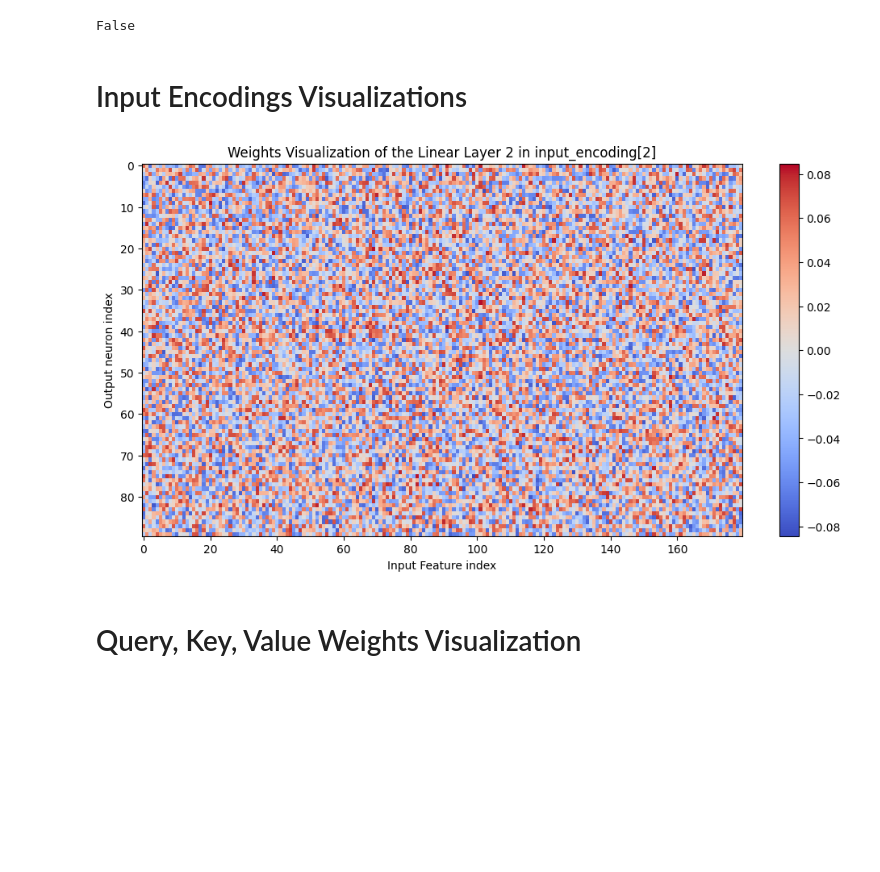
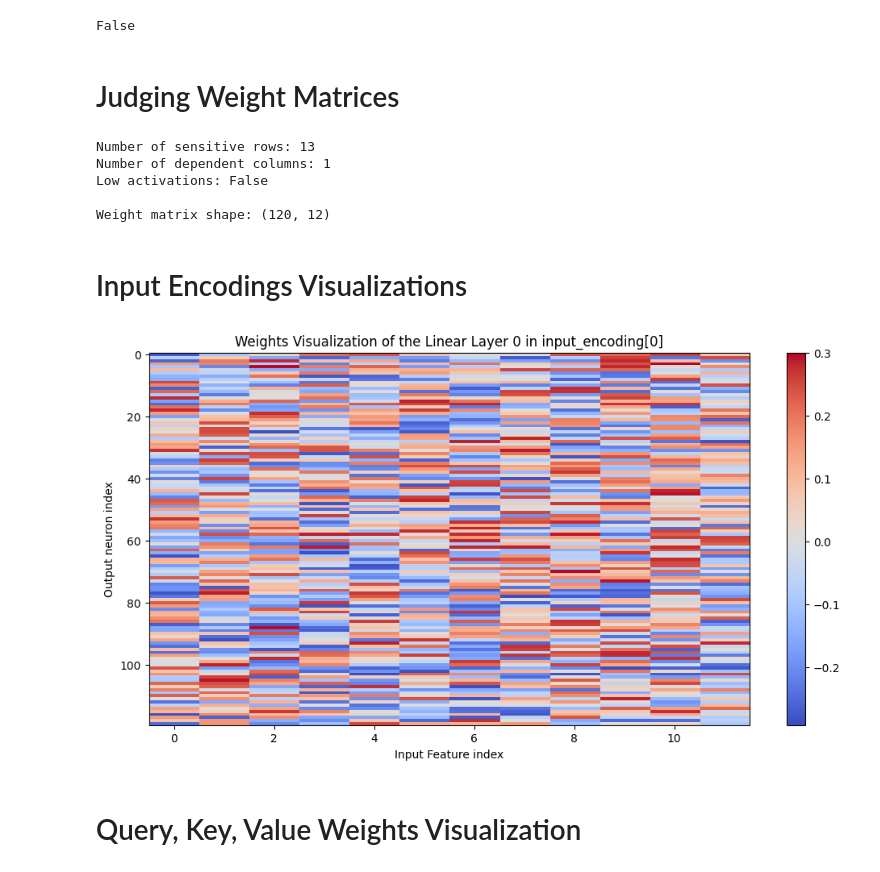
Before and after one commit to malharb/NashResearch, a Jupyter notebook: WeightsAnalysis.ipynb, the cells around one changed output. Saved outputs shown, nothing was run; the diff lists cells and outputs as text; code cells hidden in the pictures; blank space fills up the shorter version.

```diff
--- a/WeightsAnalysis.ipynb
+++ b/WeightsAnalysis.ipynb
@@ -420,7 +425,7 @@ class ConvolutionLayer(nn.Module):
 # %%
 import matplotlib.pyplot as plt
 # %%
-model = torch.load("/content/model_78_68.pth", map_location = torch.device('cpu'))
+model = torch.load("/content/drive/MyDrive/Models/model_78_68.pth", map_location = torch.device('cpu'))
 # %%
 model = model.module
 print(isinstance(model, nn.DataParallel))
@@ -429,3 +434,5 @@ False
 # %%
 device = torch.device("cuda" if torch.cuda.is_available() else "cpu")
 model = model.to(device)
+# %% [markdown]
+# Judging Weight Matrices
@@ -432,3 +468,12 @@ model = model.to(device)
+# %%
+temp_ie_weights = model.input_encodings[0].linear_embedding_layer[0].weight.data.to("cpu").numpy()
+jwm_return = judge_weight_matrix(temp_ie_weights)
+# %% [output]
+Number of sensitive rows: 13
+Number of dependent columns: 1
+Low activations: False
+
+Weight matrix shape: (120, 12)
 # %% [markdown]
 # Input Encodings Visualizations
 # %%
@@ -446,9 +491,9 @@ def visualize_input_encoding_weights(model, index, linear_index, to_return = Fal
   if (to_return):
     return ie_weights
 # %%
-visualize_input_encoding_weights(model, 2, 2)
+visualize_input_encoding_weights(model, 0, 0)
 # %% [output]
-[figure, old version]
+[figure, new version]
 # %% [markdown]
 # Query, Key, Value Weights Visualization
 # %%
```
Also changed, not shown: parts of 12 cells of this notebook.
